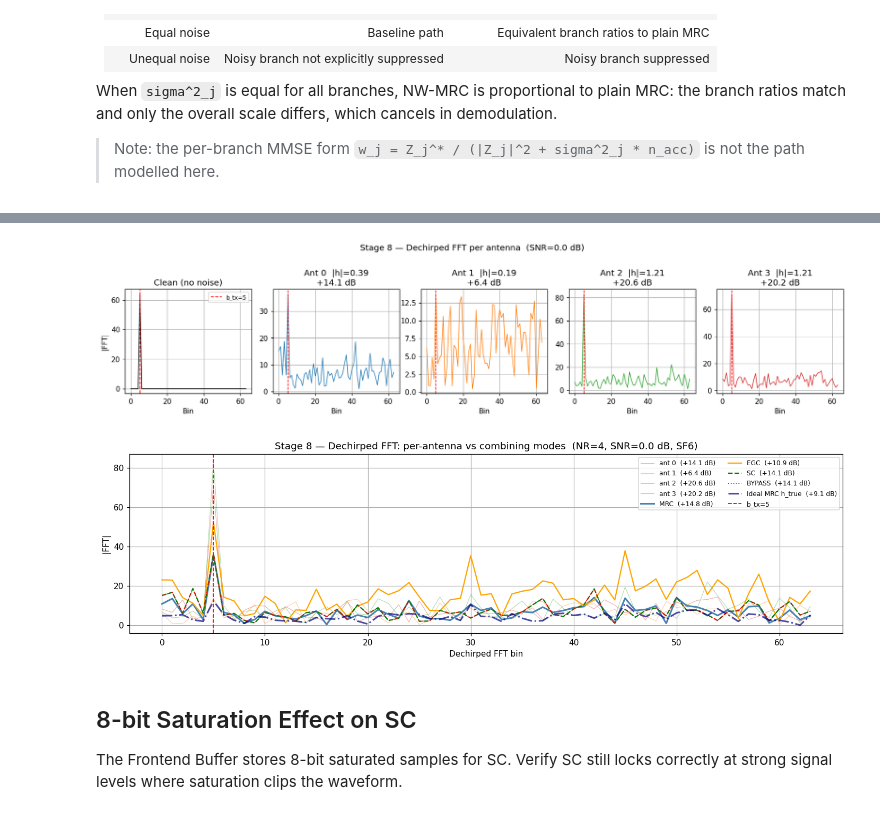
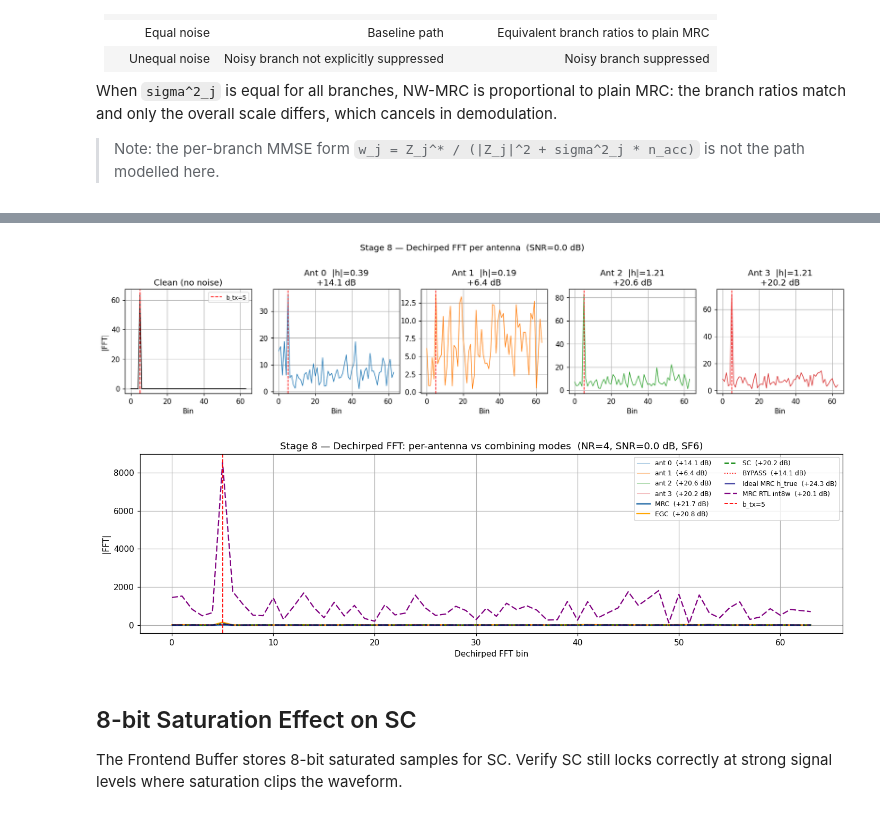
Before and after one commit to Sheffield-Chip-Design-Team/chipathon-2026-trouper, a Jupyter notebook: sim/notebooks/03_nonfft_dsp_chain.ipynb, the cells around one changed output, grey strips where cells are left out. Saved outputs shown, nothing was run; the diff lists cells and outputs as text; code cells hidden in the pictures.

```diff
--- a/sim/notebooks/03_nonfft_dsp_chain.ipynb
+++ b/sim/notebooks/03_nonfft_dsp_chain.ipynb
@@ -731,10 +794,11 @@ When `sigma^2_j` is equal for all branches, NW-MRC is proportional to plain MRC:
 > Note: the per-branch MMSE form `w_j = Z_j^* / (|Z_j|^2 + sigma^2_j * n_acc)` is not the path modelled here.
 # %%
 # NW-MRC vs plain MRC — equal-noise case (baseline sanity check).
-# When σ²_j is equal across branches, NW-MRC weights are proportional to plain MRC.
+# When σ²_k is equal across branches, NW-MRC weights are proportional to plain MRC.
 sigma2_est = nfe.estimate   # from estimator above
 
-w_nw_mrc = compute_nw_mrc_weights(Z_j, sigma2_est, n_acc)
+from sim.models.weight_generation import compute_nw_mrc_weights
+w_nw_mrc = compute_nw_mrc_weights(W_k, sigma2_est, n_acc)
 
 print('Equal-noise case: NW-MRC vs plain MRC weight magnitudes')
 print(f'{"Branch":>8} {"MRC |w|":>10} {"NW-MRC |w|":>12} {"ratio":>8}')
@@ -744,7 +808,7 @@ for j in range(NR):
     wnw = abs(w_nw_mrc[j])
     print(f'{j:>8} {wm:>10.4f} {wnw:>12.4f} {wnw / max(wm, 1e-9):>8.3f}')
 
-print('\n(ratio ≈ 1.0 in equal-noise case — w_j = conj(Z_j)/σ² ∝ conj(Z_j) = plain MRC)')
+print('\n(ratio ≈ 1.0 in equal-noise case — w_k = conj(W_k)/σ² ∝ conj(W_k) = plain MRC)')
 
 # rx_payload defined here for use before Stage 8 cell
 payload_start = GUARD_SAMPLES + N_PREAMBLE * M
@@ -795,7 +848,7 @@ for _ in range(N_TRIALS_UQ):
     frame_uq = np.concatenate([guard_uq, np.tile(upchirp, N_PREAMBLE), modulate(b, M)])
     rx_uq    = np.stack([apply_channel(frame_uq, h[j], N0_unequal[j]) for j in range(NR)])
 
-    dcr_uq   = DCRemoval(nr=NR, alpha_shift=8)
+    dcr_uq    = DCRemoval(nr=NR, alpha_shift=8)
     rx_uq_dcr = dcr_uq.process(rx_uq)
     rx_uq_8b  = np.stack([saturate_8bit(rx_uq_dcr[j]) for j in range(NR)])
 
@@ -805,18 +858,19 @@ for _ in range(N_TRIALS_UQ):
         errors_nw_uq  += 1
         continue
 
-    Z_uq, n_acc_uq, _ = training_accumulate(
-        rx_uq_dcr, det_uq.lock_sample, det_uq.timing_ref, M
+    rx_uq_dcr_i8 = to_int8_global(rx_uq_dcr)
+    W_uq, n_acc_uq = training_accumulate_allpairs(
+        rx_uq_dcr_i8, det_uq.lock_sample, det_uq.timing_ref, M
     )
     p_start_uq = GUARD_SAMPLES + N_PREAMBLE * M
     rx_pay_uq  = rx_uq_dcr[:, p_start_uq:p_start_uq + M]
 
     # Plain MRC — equal-noise assumption
-    w_mrc_uq, _ = WeightGenerator(mode='mrc').process(Z_uq, sf=SF)
+    w_mrc_uq, _ = WeightGenerator(mode='mrc').process(W_uq, sf=SF)
     errors_mrc_uq += (demodulate(nonfft_combine(rx_pay_uq, w_mrc_uq)) != b)
 
-    # NW-MRC — oracle σ²_j (upper bound on estimator performance)
-    w_nw_uq = compute_nw_mrc_weights(Z_uq, N0_unequal, n_acc_uq)
+    # NW-MRC — oracle σ²_k (upper bound on estimator performance)
+    w_nw_uq = compute_nw_mrc_weights(W_uq, N0_unequal, n_acc_uq)
     errors_nw_uq  += (demodulate(nonfft_combine(rx_pay_uq, w_nw_uq)) != b)
 
 ber_mrc_uq = errors_mrc_uq / N_TRIALS_UQ
@@ -826,7 +880,7 @@ print(f'Unequal noise: branch 0 is {NOISE_BOOST_DB:.0f} dB noisier than branches
 print(f'Per-antenna SNR (branches 1–3) = {SNR_DB} dB,  branch 0 = {SNR_DB - NOISE_BOOST_DB:.0f} dB')
 print()
 print(f'  Plain MRC BER : {ber_mrc_uq:.3f}')
-print(f'  NW-MRC BER    : {ber_nw_uq:.3f}   (oracle σ²_j)')
+print(f'  NW-MRC BER    : {ber_nw_uq:.3f}   (oracle σ²_k)')
 ber_reduction = (ber_mrc_uq - ber_nw_uq) / max(ber_mrc_uq, 1e-9) * 100
 print(f'  BER reduction : {ber_reduction:.1f}%')
 print()
@@ -943,9 +1025,7 @@ ideal_mrc         5     True             0.10
 # %%
-# Dechirped FFT comparison across all combining modes + per-antenna.
-# Shows how each mode collapses the symbol energy into a single bin.
 n_arr = np.arange(M)
 def dechirp_fft(sig):
-    return np.abs(np.fft.fft(sig * np.exp(-1j * np.pi * n_arr ** 2 / M)))
+    return np.abs(np.fft.fft(sig.astype(complex) * np.exp(-1j * np.pi * n_arr ** 2 / M)))
 
 def snr_proxy(fft_out, b):
     mag = np.abs(fft_out)
@@ -953,18 +1033,14 @@ def snr_proxy(fft_out, b):
     noise = np.delete(mag, b).mean()
     return 20 * np.log10(peak / (noise + 1e-12))
 
-# Per-antenna FFTs
+# Per-antenna FFTs (float)
 fft_ants = [dechirp_fft(rx_payload[j]) for j in range(NR)]
 snr_ants = [snr_proxy(f, b_tx) for f in fft_ants]
 
-# Combined FFTs for each mode
-fft_modes = {}
-for mode in modes:
-    y = nonfft_combine(rx_payload, weights[mode])
-    fft_modes[mode] = dechirp_fft(y)
-
-# Ideal MRC
-fft_ideal = dechirp_fft(nonfft_combine(rx_payload, w_ideal))
+# Combined FFTs for float modes and RTL int8w MRC
+fft_modes = {mode: dechirp_fft(results[mode]['y']) for mode in modes}
+fft_ideal  = dechirp_fft(results['ideal_mrc']['y'])
+fft_rtl8w  = dechirp_fft(results['mrc_rtl8w']['y'])
 
 # ── Figure 1: per-antenna spectrograms + FFTs ─────────────────────────────
 fig, axes = plt.subplots(1, NR + 1, figsize=(15, 3.5))
@@ -981,35 +1057,38 @@ for j in range(NR):
     axes[j + 1].set_title(f'Ant {j}  |h|={abs(h_true[j]):.2f}\n{snr_ants[j]:+.1f} dB')
     axes[j + 1].set_xlabel('Bin')
 
 plt.suptitle(f'Stage 8 — Dechirped FFT per antenna  (SNR={SNR_DB} dB)', y=1.01)
 plt.tight_layout()
 show()
 
-# ── Figure 2: combining mode overlay ─────────────────────────────────────
+# ── Figure 2: float combining modes + RTL int8w overlay ──────────────────────
 fig, ax = plt.subplots(figsize=(13, 4))
 
 style = {'mrc': ('steelblue', 2.0, '-'), 'egc': ('orange', 1.5, '-'),
          'sc': ('green', 1.5, '--'), 'bypass': ('red', 1.2, ':')}
 for j in range(NR):
     ax.plot(fft_ants[j], lw=0.7, alpha=0.4, color=f'C{j}',
             label=f'ant {j}  ({snr_ants[j]:+.1f} dB)')
 for mode, (col, lw, ls) in style.items():
     snr_m = snr_proxy(fft_modes[mode], b_tx)
     ax.plot(fft_modes[mode], color=col, lw=lw, linestyle=ls,
             label=f'{mode.upper()}  ({snr_m:+.1f} dB)')
 snr_ideal = snr_proxy(fft_ideal, b_tx)
 ax.plot(fft_ideal, color='navy', lw=2, linestyle='-.', alpha=0.7,
         label=f'Ideal MRC h_true  ({snr_ideal:+.1f} dB)')
+snr_rtl8w = snr_proxy(fft_rtl8w, b_tx)
+ax.plot(fft_rtl8w, color='purple', lw=1.5, linestyle=(0, (5, 2)),
+        label=f'MRC RTL int8w  ({snr_rtl8w:+.1f} dB)')
 ax.axvline(b_tx, color='red', lw=1.2, linestyle='--', label=f'b_tx={b_tx}')
 ax.set_xlabel('Dechirped FFT bin'); ax.set_ylabel('|FFT|')
 ax.set_title(f'Stage 8 — Dechirped FFT: per-antenna vs combining modes  '
              f'(NR={NR}, SNR={SNR_DB} dB, SF{SF})')
 ax.legend(fontsize=8, ncol=2)
 plt.tight_layout()
 show()
 # %% [output]
 [figure]
-[figure, old version]
+[figure, new version]
 # %% [markdown]
 ## 8-bit Saturation Effect on SC
 
```
Also changed, not shown: parts of 25 cells of this notebook, 1 other file.
